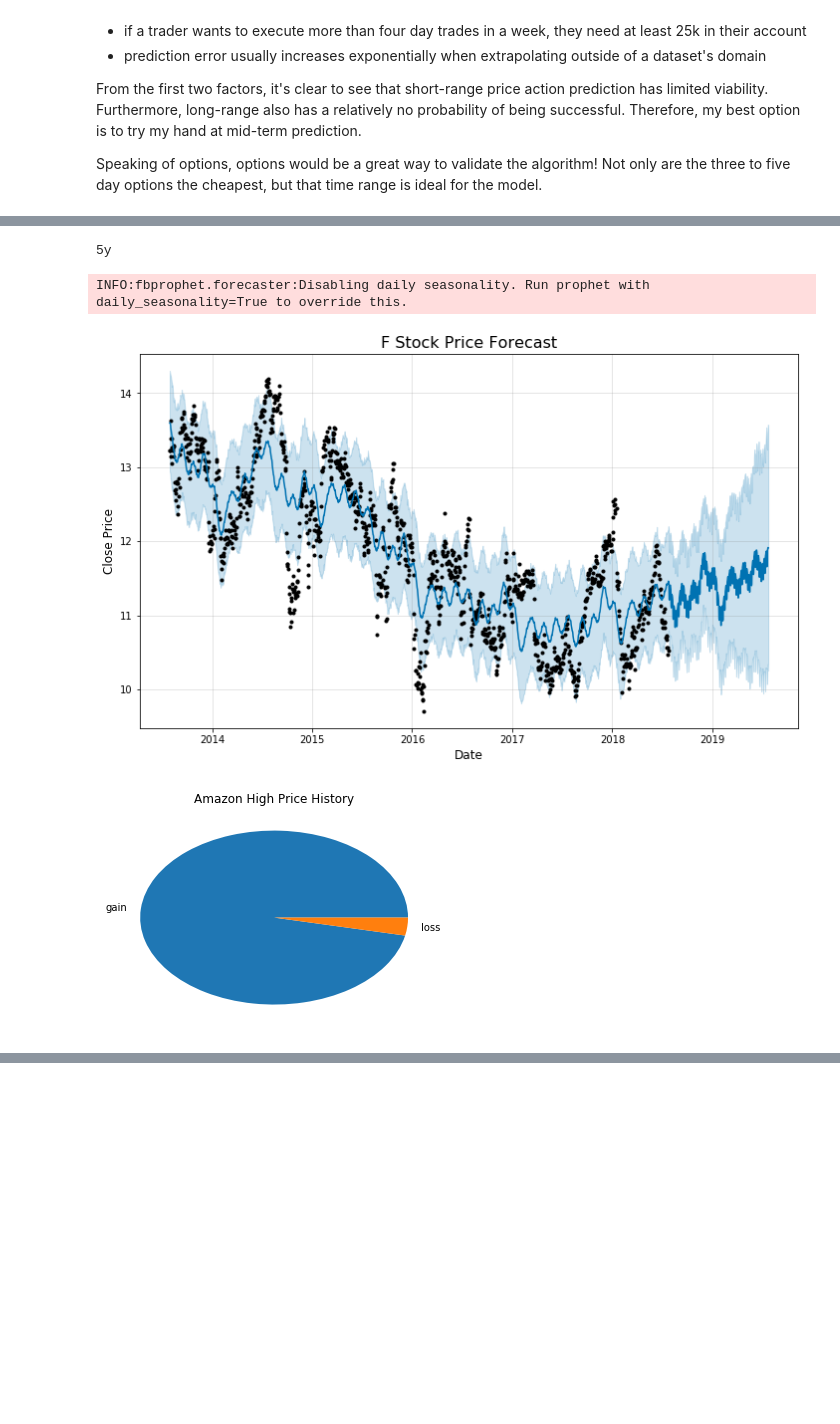
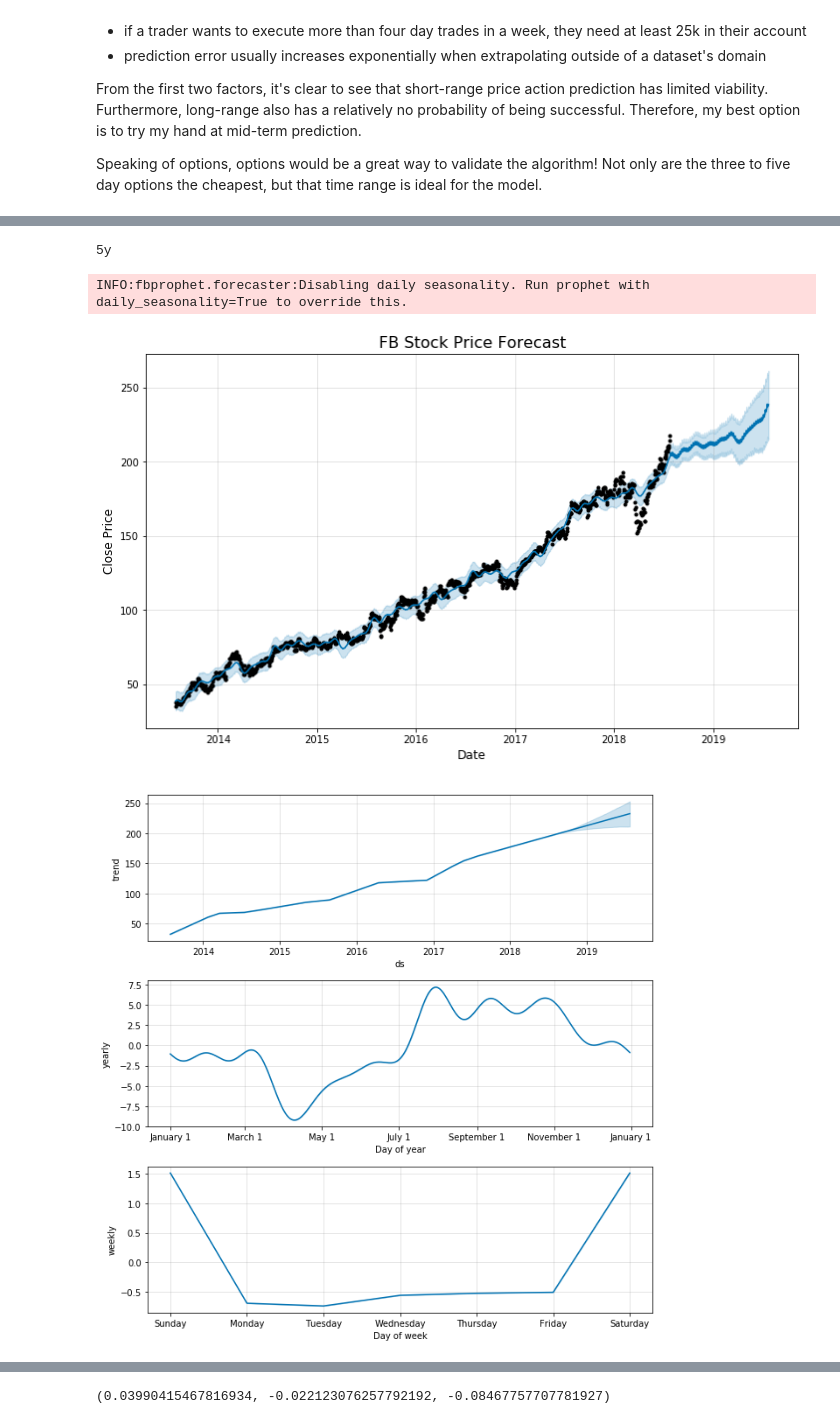
Before and after one commit to afcarl/algotrading-experiments, a Jupyter notebook: weekly_predictions.ipynb, the cells around one changed output, grey strips where cells are left out. Cells and saved outputs as stored; diff of their text form; code cells hidden in the pictures; blank space fills up the shorter version.

```diff
--- a/weekly_predictions.ipynb
+++ b/weekly_predictions.ipynb
@@ -230,7 +90,7 @@ def make_predictions(ticker, daysOut=7, showCharts=False):
 # %%
-make_predictions('F', 250, True)
+make_predictions('FB', 250, True)
 # %% [output]
 5y
 INFO:fbprophet.forecaster:Disabling daily seasonality. Run prophet with daily_seasonality=True to override this.
-[figure, old version]
+[figure, new version]
-[figure, old version]
+[figure, new version]
@@ -237,0 +97 @@ INFO:fbprophet.forecaster:Disabling daily seasonality. Run prophet with daily_se
+(0.03990415467816934, -0.022123076257792192, -0.08467757707781927)
```
Also changed, not shown: parts of 7 cells of this notebook, 1 other file.
